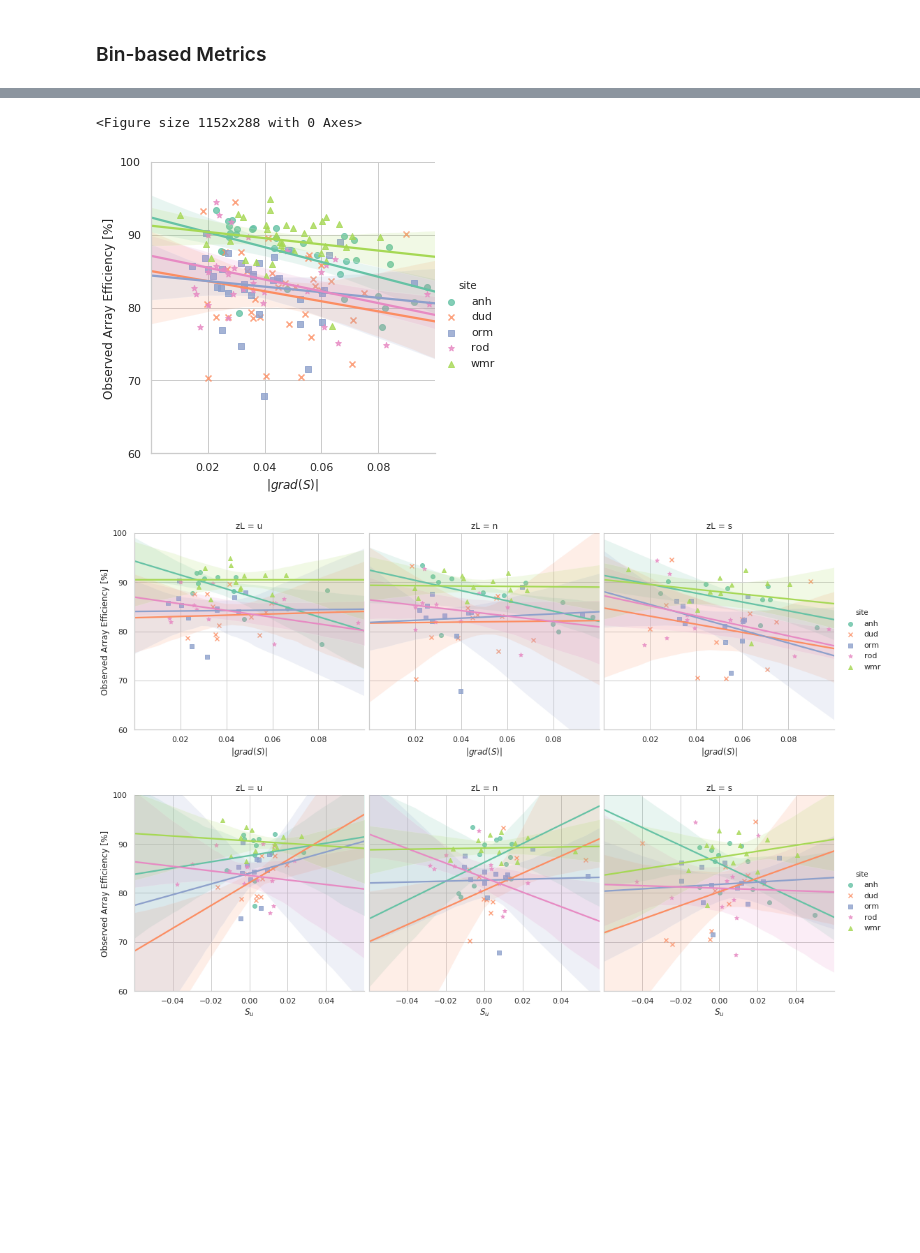
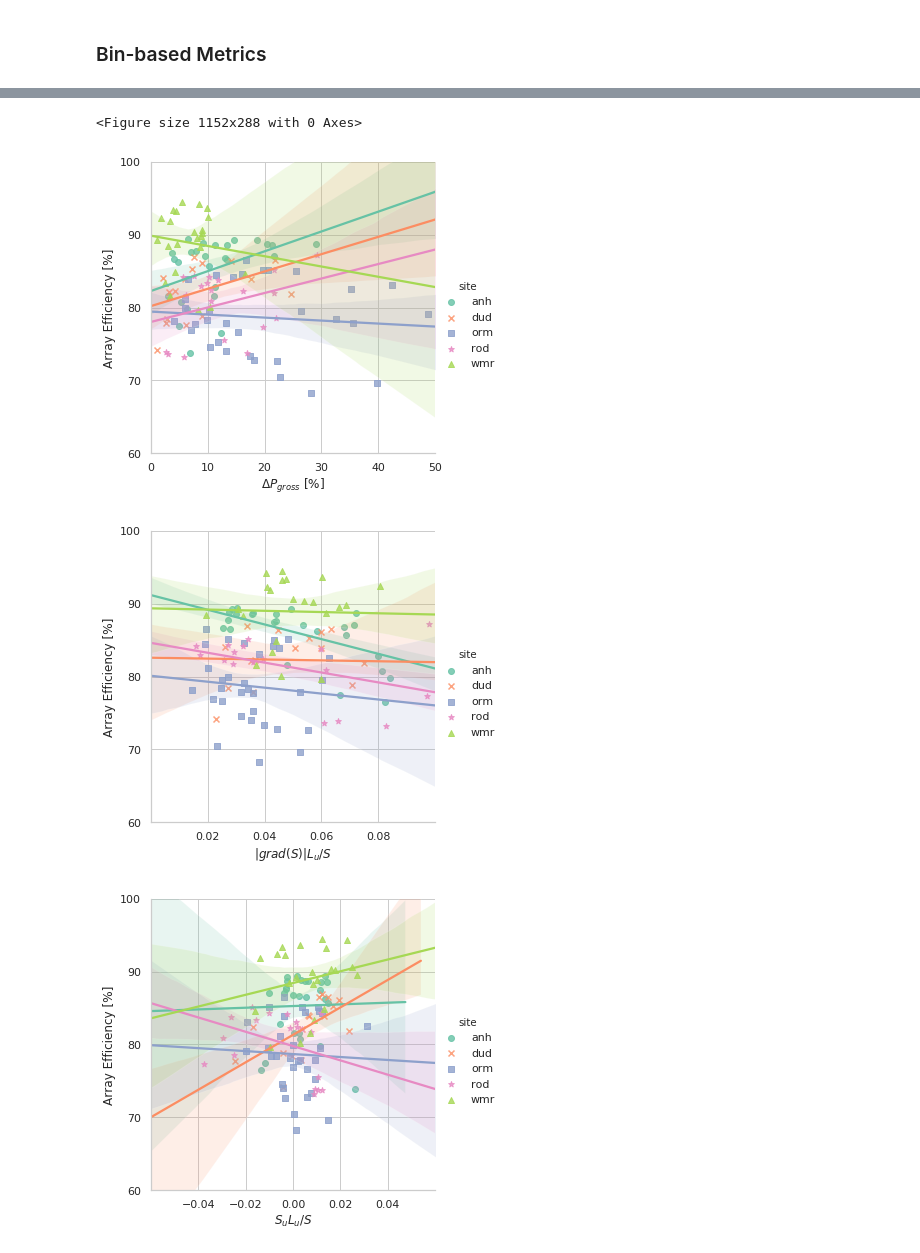
Before and after one commit to CENER-EPR/OWAbench, a Jupyter notebook: OWA_Wake_Modelling_Challenge.ipynb, the cells around one changed output, grey strips where cells are left out. Drawn from its saved outputs; the diff is of its cells as text; code cells hidden in the pictures; blank space fills up the shorter version.

```diff
--- a/OWA_Wake_Modelling_Challenge.ipynb
+++ b/OWA_Wake_Modelling_Challenge.ipynb
@@ -137,9 +134,11 @@ ax[0].set_ylabel('');
 # %% [markdown]
 ### Bin-based Metrics
 # %%
+Nmin = 25
 # Distribution of bins errors
 label = '23_ensemble_ensemble _ensemble_meso_wt' # select simulation to plot
-data = metrics_bins_long.loc[metrics_bins_long['Label'] == label]
+data = metrics_bins_long[metrics_bins_long['N']>Nmin] # select bins with at least Nmin samples
+data = data.loc[data['Label'] == label]
 d = {'color': ['r', 'k', 'b'], 'ls' : ['-','--','-.']}
 with sns.axes_style("darkgrid"):
     ax1 = sns.FacetGrid(data, hue='zL', height = 5, hue_kws=d) #col = 'site'
@@ -167,38 +152,39 @@ g = (g.set_axis_labels("Simulated Array Efficiency [%]", "Observed Array Efficie
 # %%
 # Impact of Gradients
 label = '23_ensemble_ensemble _ensemble_meso_wt'
-data = metrics_bins_long.loc[metrics_bins_long['Label'] == label]
+data = metrics_bins_long[(metrics_bins_long['N']>Nmin) & (metrics_bins_long['Label'] == label)]
 sitemarkers = ['o', 'x', 's', '*', '^']
 plt.figure(figsize=(16, 4))
-g = sns.lmplot(x="Sh", y="ArrayEff_obs[%]", hue="site",
+g = sns.lmplot(x="dP", y="ArrayEff[%]", hue="site",
                height=5, data=data,palette="Set2",
                markers=sitemarkers)
-g = (g.set_axis_labels('$|grad(S)|$', "Observed Array Efficiency [%]")
+g = (g.set_axis_labels('$\Delta P_{gross}$ [%]', "Array Efficiency [%]")
+      .set(xlim=(0, 50), ylim=(60, 100),
+           xticks=[0,10,20,30,40,50], yticks=[60,70,80,90,100]))
+
+
+g = sns.lmplot(x="Sh", y="ArrayEff[%]", hue="site",
+               height=5, data=data,palette="Set2",
+               markers=sitemarkers)
+g = (g.set_axis_labels('$|grad(S)|L_{u}/S$', "Array Efficiency [%]")
       .set(xlim=(0, 0.1), ylim=(60, 100),
            xticks=[0.02, 0.04, 0.06, 0.08], yticks=[60,70,80,90,100]))
-g = sns.lmplot(x="Sh", y="ArrayEff_obs[%]", hue="site",
+
+g = sns.lmplot(x="Su", y="ArrayEff[%]", hue="site",
                height=5, data=data,palette="Set2",
-               markers=sitemarkers, col = 'zL')
-g = (g.set_axis_labels('$|grad(S)|$', "Observed Array Efficiency [%]")
-      .set(xlim=(0, 0.1), ylim=(60, 100),
-           xticks=[0.02, 0.04, 0.06, 0.08], yticks=[60,70,80,90,100])
-      .fig.subplots_adjust(wspace=.02))
-g = sns.lmplot(x="Su", y="ArrayEff_obs[%]", hue="site",
+               markers=sitemarkers)
+g = (g.set_axis_labels('$S_{u}L_{u}/S$', "Array Efficiency [%]")
+      .set(xlim=(-0.06, 0.06), ylim=(60, 100),
+           xticks=[-0.04,-0.02,0,0.02,0.04], yticks=[60,70,80,90,100]))
+
+g = sns.lmplot(x="Sv", y="ArrayEff[%]", hue="site",
                height=5, data=data,palette="Set2",
-               markers=sitemarkers, col = 'zL')
-g = (g.set_axis_labels('$S_u$', "Observed Array Efficiency [%]")
+               markers=sitemarkers)
+g = (g.set_axis_labels('$S_{v}L_{u}/S$', "Array Efficiency [%]")
       .set(xlim=(-0.06, 0.06), ylim=(60, 100),
-           xticks=[-0.04,-0.02,0,0.02,0.04], yticks=[60,70,80,90,100])
-      .fig.subplots_adjust(wspace=.02))
-g = sns.lmplot(x="Sv", y="ArrayEff_obs[%]", hue="site",
-               height=5, data=data,palette="Set2",
-               markers=sitemarkers, col = 'zL')
-g = (g.set_axis_labels('$S_v$', "Observed Array Efficiency [%]")
-      .set(xlim=(-0.06, 0.06), ylim=(60, 100),
-           xticks=[-0.04,-0.02,0,0.02,0.04], yticks=[60,70,80,90,100])
-      .fig.subplots_adjust(wspace=.02))
+           xticks=[-0.04,-0.02,0,0.02,0.04], yticks=[60,70,80,90,100]))
 # %% [output]
 <Figure size 1152x288 with 0 Axes>
-[figure, old version]
+[figure, new version]
-[figure, old version]
+[figure, new version]
-[figure, old version]
+[figure, new version]
```
Also changed, not shown: parts of 7 cells of this notebook, 15 other files.
